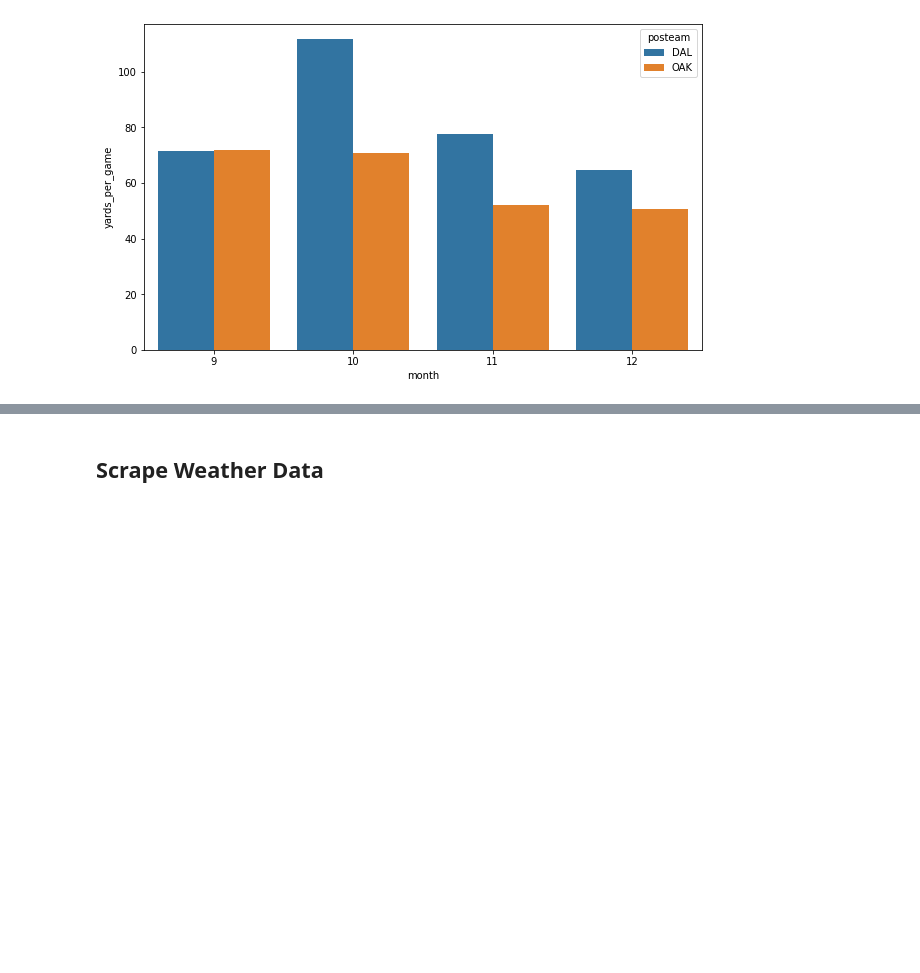
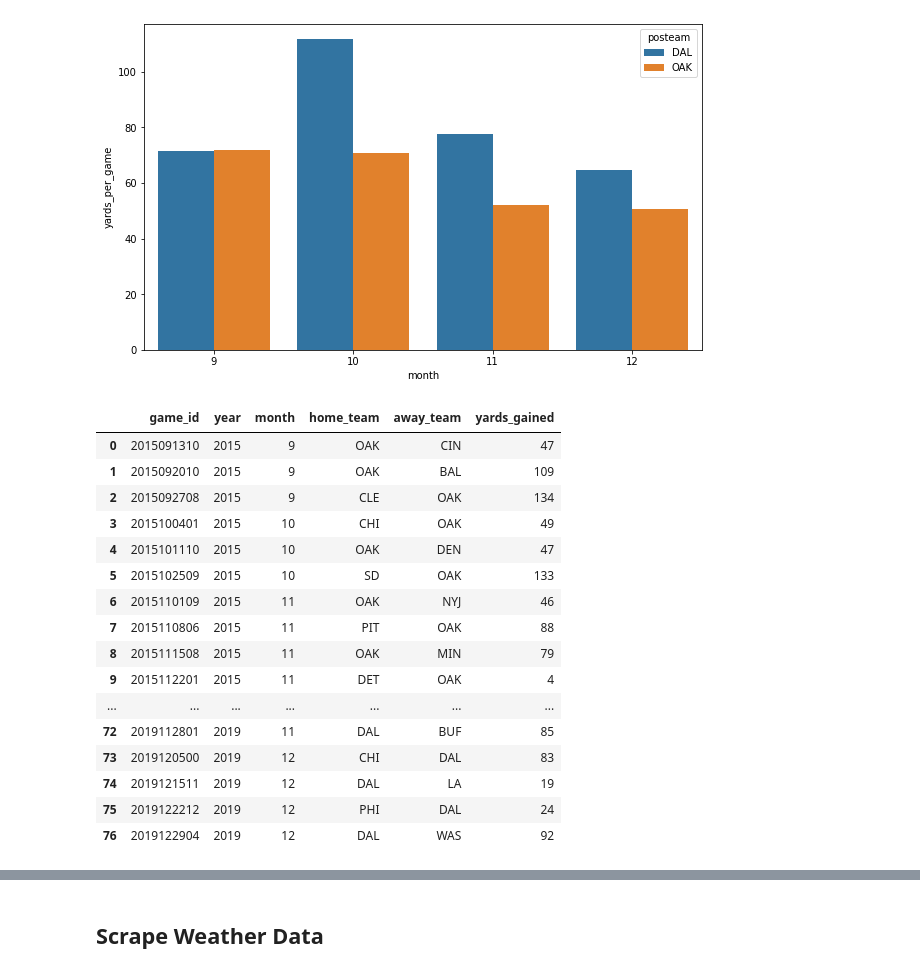
Before and after one commit to mtodisco10/amari, a Jupyter notebook: Amari_EDA.ipynb, the cells around one changed output, grey strips where cells are left out. Saved outputs shown, nothing was run; the diff lists cells and outputs as text; code cells hidden in the pictures; blank space fills up the shorter version.

```diff
--- a/Amari_EDA.ipynb
+++ b/Amari_EDA.ipynb
@@ -103,0 +111,20 @@ sns.barplot(x='month', y='yards_per_game', hue='posteam', data=graph_df.loc[grap
+# %%
+amari_yds_per_game
+# %% [output]
+|  | game_id | year | month | home_team | away_team | yards_gained |
+| 0 | 2015091310 | 2015 | 9 | OAK | CIN | 47 |
+| 1 | 2015092010 | 2015 | 9 | OAK | BAL | 109 |
+| 2 | 2015092708 | 2015 | 9 | CLE | OAK | 134 |
+| 3 | 2015100401 | 2015 | 10 | CHI | OAK | 49 |
+| 4 | 2015101110 | 2015 | 10 | OAK | DEN | 47 |
+| 5 | 2015102509 | 2015 | 10 | SD | OAK | 133 |
+| 6 | 2015110109 | 2015 | 11 | OAK | NYJ | 46 |
+| 7 | 2015110806 | 2015 | 11 | PIT | OAK | 88 |
+| 8 | 2015111508 | 2015 | 11 | OAK | MIN | 79 |
+| 9 | 2015112201 | 2015 | 11 | DET | OAK | 4 |
+| ... | ... | ... | ... | ... | ... | ... |
+| 72 | 2019112801 | 2019 | 11 | DAL | BUF | 85 |
+| 73 | 2019120500 | 2019 | 12 | CHI | DAL | 83 |
+| 74 | 2019121511 | 2019 | 12 | DAL | LA | 19 |
+| 75 | 2019122212 | 2019 | 12 | PHI | DAL | 24 |
+| 76 | 2019122904 | 2019 | 12 | DAL | WAS | 92 |
```
Also changed, not shown: parts of 3 cells of this notebook.
